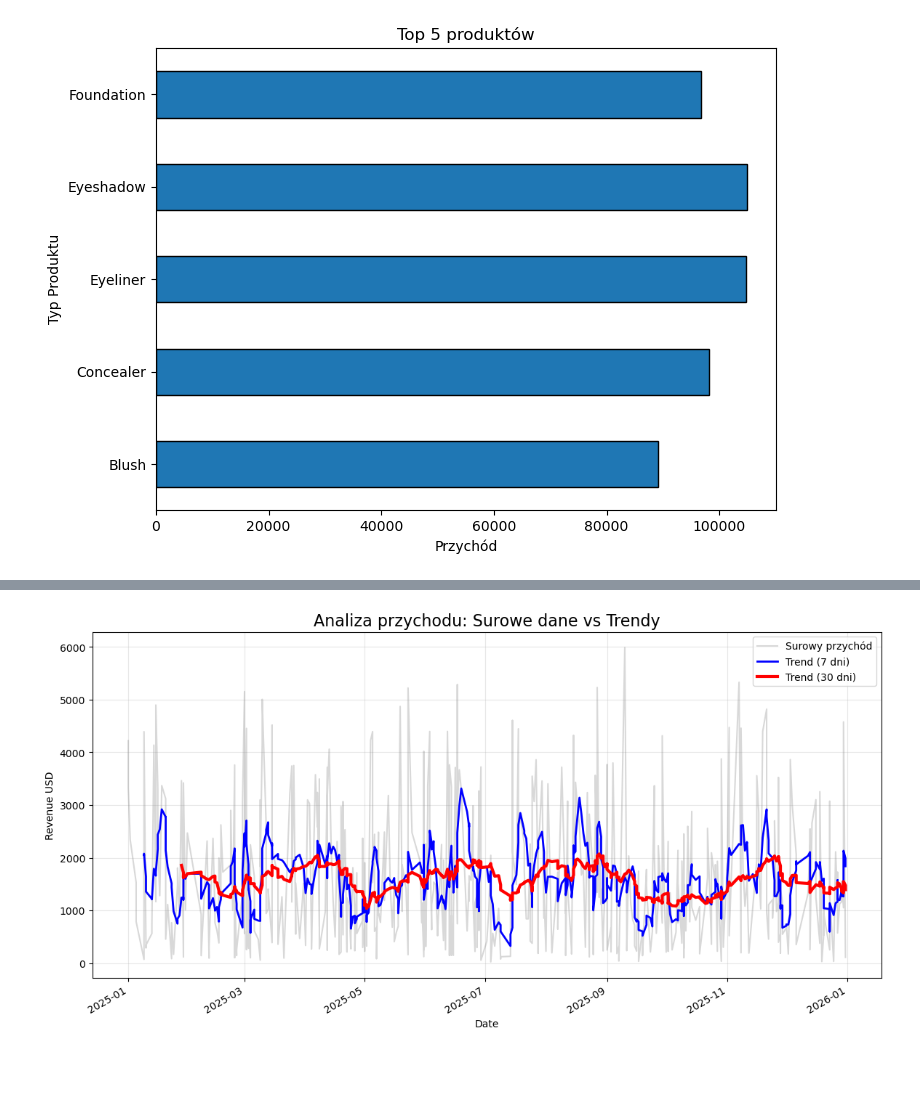
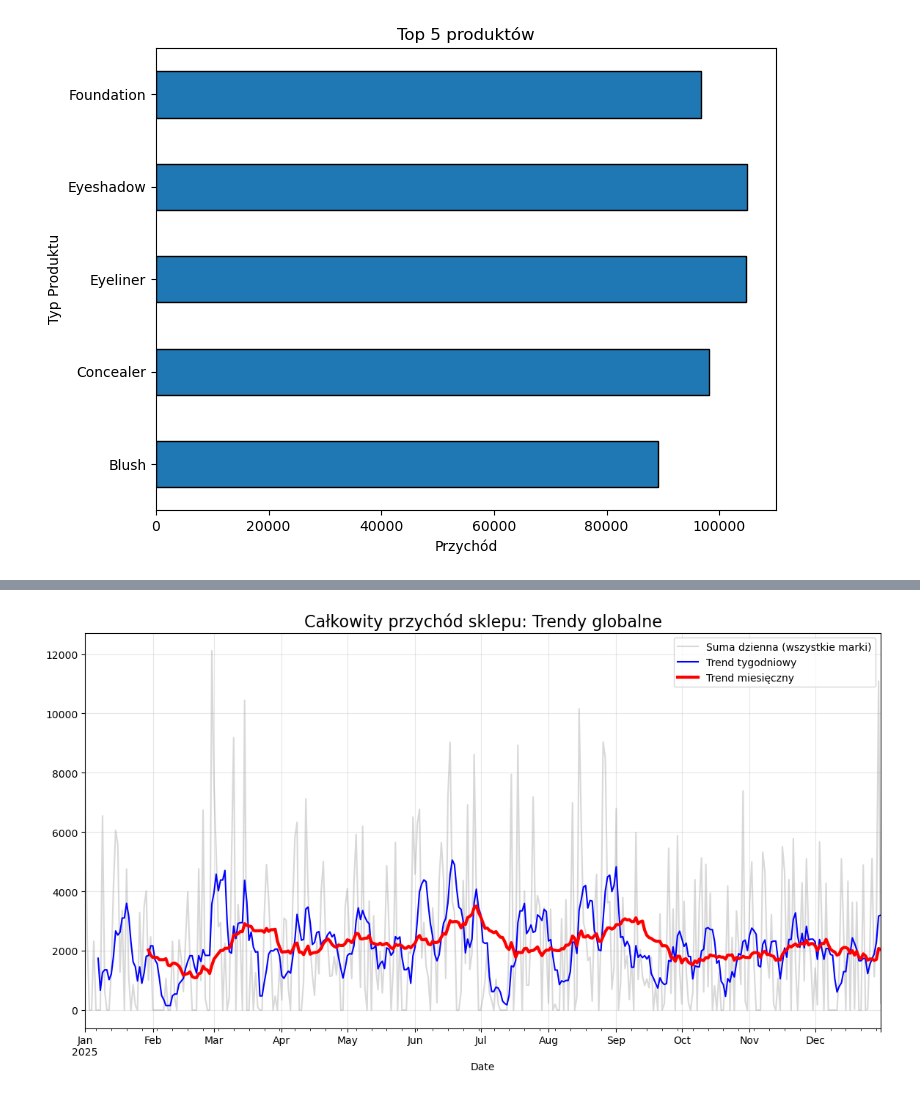
Before and after one commit to sameswick/Portfolio_Cv, a Jupyter notebook: projekt_makeup/notebooks/Notebook_01_eda_cleaning.ipynb, the cells around one changed output, grey strips where cells are left out. Saved outputs shown, nothing was run; the diff lists cells and outputs as text; code cells hidden in the pictures; blank space fills up the shorter version.

```diff
--- a/projekt_makeup/notebooks/Notebook_01_eda_cleaning.ipynb
+++ b/projekt_makeup/notebooks/Notebook_01_eda_cleaning.ipynb
@@ -110,22 +101,19 @@ plt.show()
-# %%
-import matplotlib.pyplot as plt
-
-# 1. Oryginalne dane (lekko przeźroczyste, żeby nie przytłaczały)
-ax = df['Revenue_USD'].plot(figsize=(14, 7), alpha=0.3, color='gray', label='Surowy przychód')
-
-# 2. Średnia krocząca z 7 dni (wygładzony trend tygodniowy)
-df['Revenue_USD'].rolling(window=7).mean().plot(ax=ax, color='blue', linewidth=2, label='Trend (7 dni)')
-
-# 3. Średnia krocząca z 30 dni (trend miesięczny - bardzo gładki)
-df['Revenue_USD'].rolling(window=30).mean().plot(ax=ax, color='red', linewidth=3, label='Trend (30 dni)')
-
-plt.title('Analiza przychodu: Surowe dane vs Trendy', fontsize=16)
-plt.ylabel('Revenue USD')
-plt.legend()
-plt.grid(True, alpha=0.3)
-plt.show()
-# %% [output]
-[figure, removed]
+# %%
+# Sumujemy przychód ze wszystkich marek dla każdego dnia
+daily_total = df['Revenue_USD'].resample('D').sum()
+
+plt.figure(figsize=(14, 7))
+daily_total.plot(alpha=0.3, color='gray', label='Suma dzienna (wszystkie marki)')
+daily_total.rolling(window=7).mean().plot(color='blue', label='Trend tygodniowy')
+daily_total.rolling(window=30).mean().plot(color='red', linewidth=3, label='Trend miesięczny')
+
+plt.title('Całkowity przychód sklepu: Trendy globalne', fontsize=16)
+plt.legend()
+plt.grid(True, alpha = 0.3)
+plt.savefig('../images/global_revenue_trend.png', dpi=300, bbox_inches='tight')
+plt.show()
+# %% [output]
+[figure, added]
 # %%
 monthly_revenue = df['Revenue_USD'].resample('ME').sum()
 
```
Also changed, not shown: parts of 16 cells of this notebook, 5 other files.
